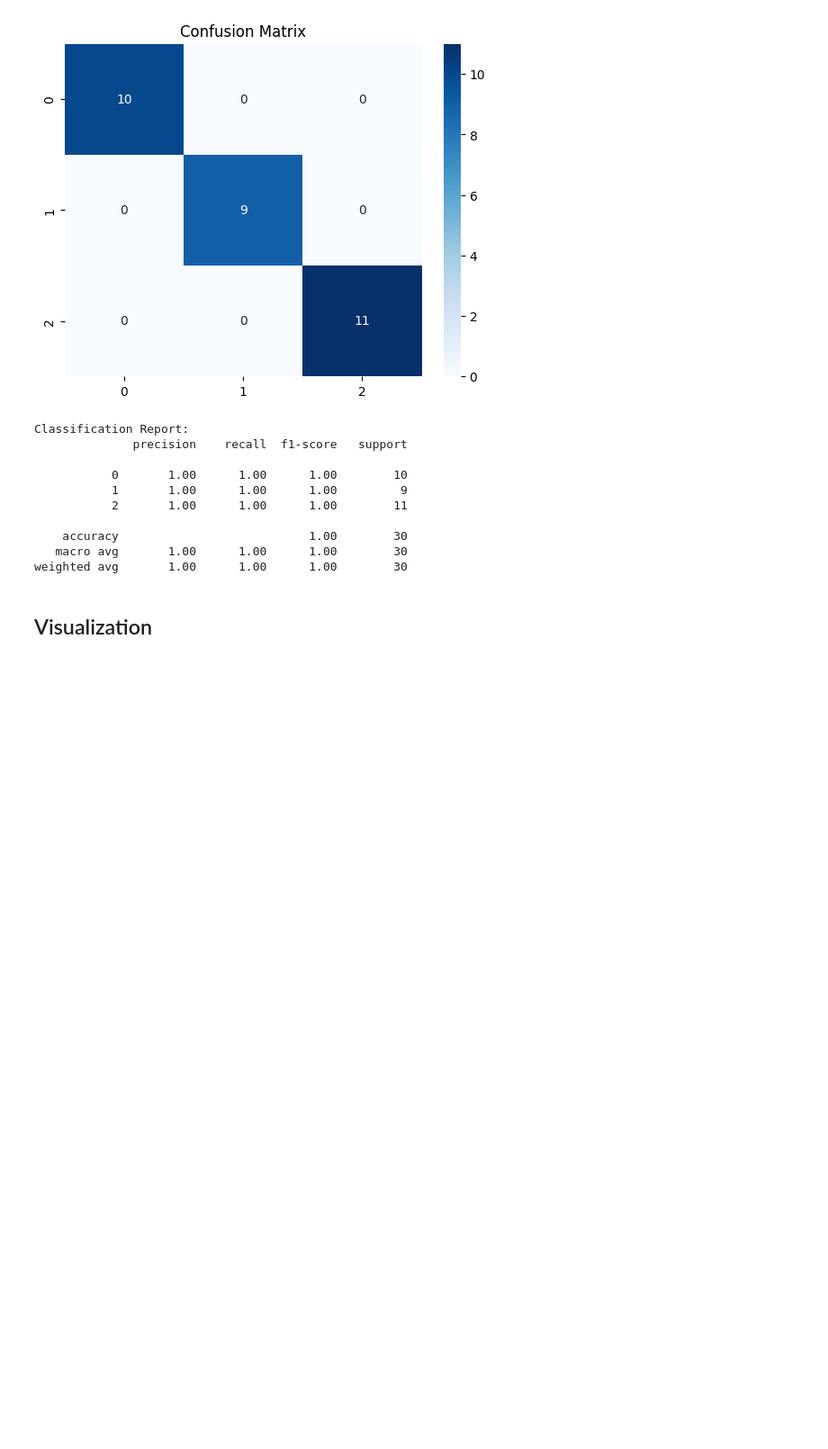
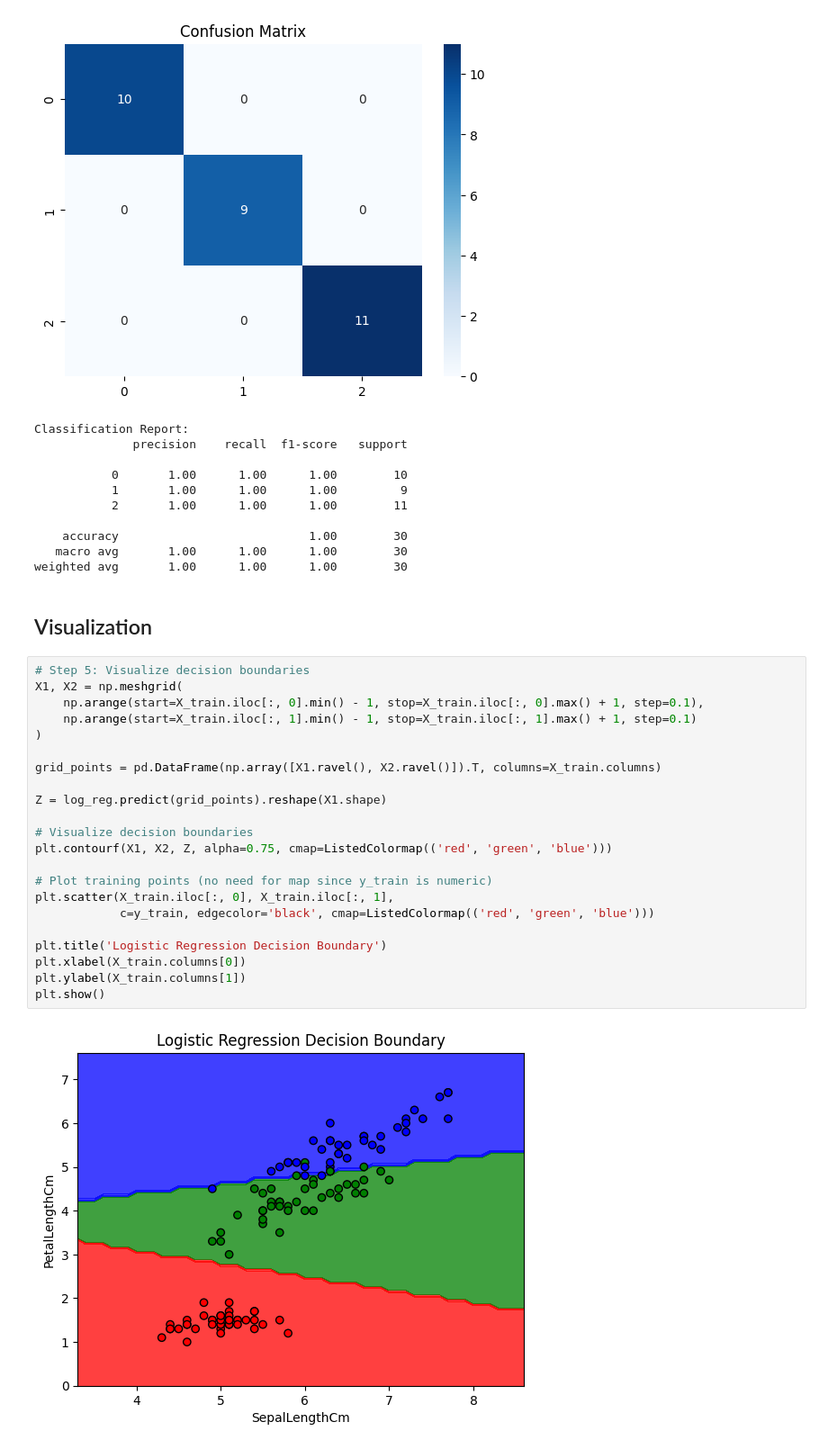
Before and after one commit to Hansil-Chapadiya/DataScience_MachineLearning, a Jupyter notebook: DSAndML/Jupyternotebook/IrisAnalysis.ipynb, the cells around one changed output. Shown at 90% size. Saved outputs shown, nothing was run; the diff lists cells and outputs as text; blank space fills up the shorter version.

Commit message:
Data Visualization done

```diff
--- a/DSAndML/Jupyternotebook/IrisAnalysis.ipynb
+++ b/DSAndML/Jupyternotebook/IrisAnalysis.ipynb
@@ -339,3 +342,27 @@ Classification Report:
 weighted avg       1.00      1.00      1.00        30
 # %% [markdown]
 ## Visualization
+# %%
+# Step 5: Visualize decision boundaries
+X1, X2 = np.meshgrid(
+    np.arange(start=X_train.iloc[:, 0].min() - 1, stop=X_train.iloc[:, 0].max() + 1, step=0.1),
+    np.arange(start=X_train.iloc[:, 1].min() - 1, stop=X_train.iloc[:, 1].max() + 1, step=0.1)
+)
+
+grid_points = pd.DataFrame(np.array([X1.ravel(), X2.ravel()]).T, columns=X_train.columns)
+
+Z = log_reg.predict(grid_points).reshape(X1.shape)
+
+# Visualize decision boundaries
+plt.contourf(X1, X2, Z, alpha=0.75, cmap=ListedColormap(('red', 'green', 'blue')))
+
+# Plot training points (no need for map since y_train is numeric)
+plt.scatter(X_train.iloc[:, 0], X_train.iloc[:, 1],
+            c=y_train, edgecolor='black', cmap=ListedColormap(('red', 'green', 'blue')))
+
+plt.title('Logistic Regression Decision Boundary')
+plt.xlabel(X_train.columns[0])
+plt.ylabel(X_train.columns[1])
+plt.show()
+# %% [output]
+[figure, added]
```
Also changed, not shown: parts of 5 cells of this notebook.
